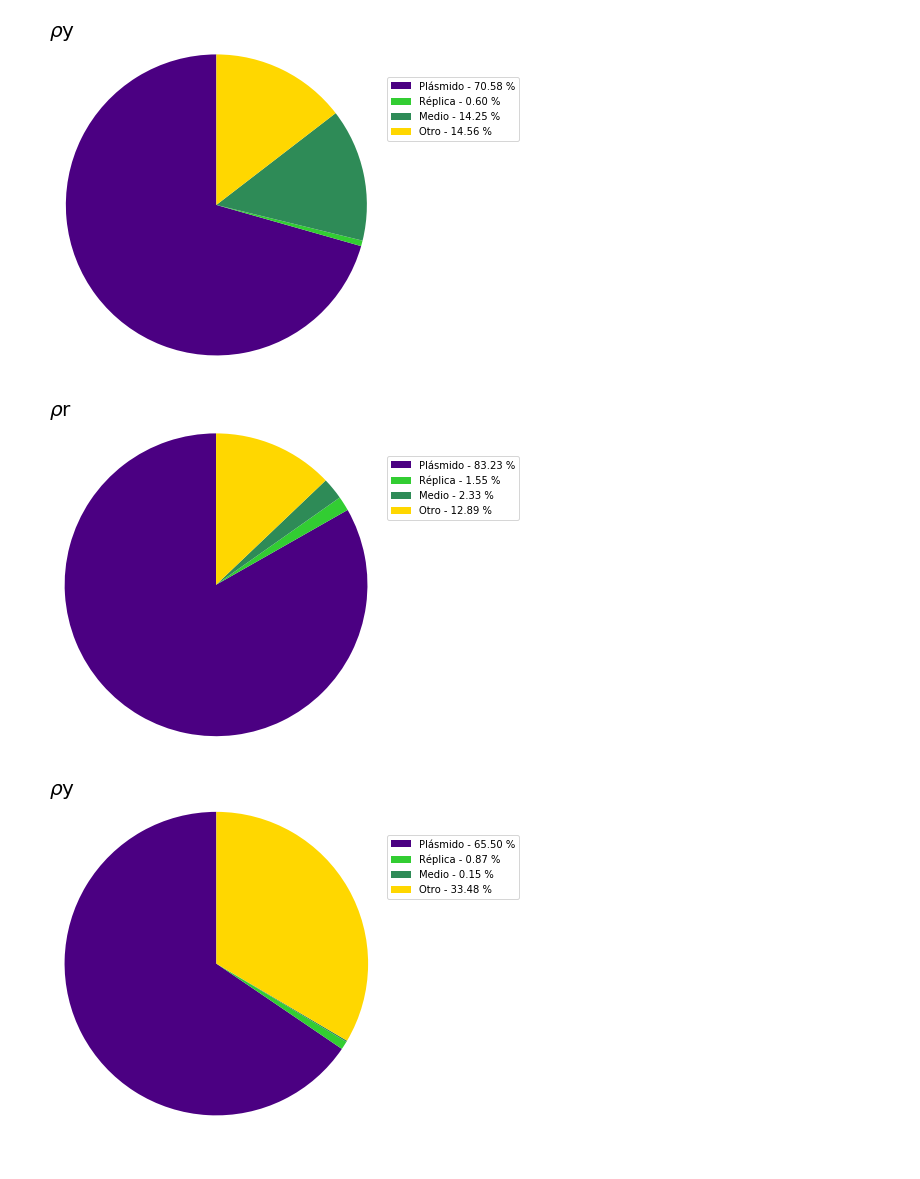
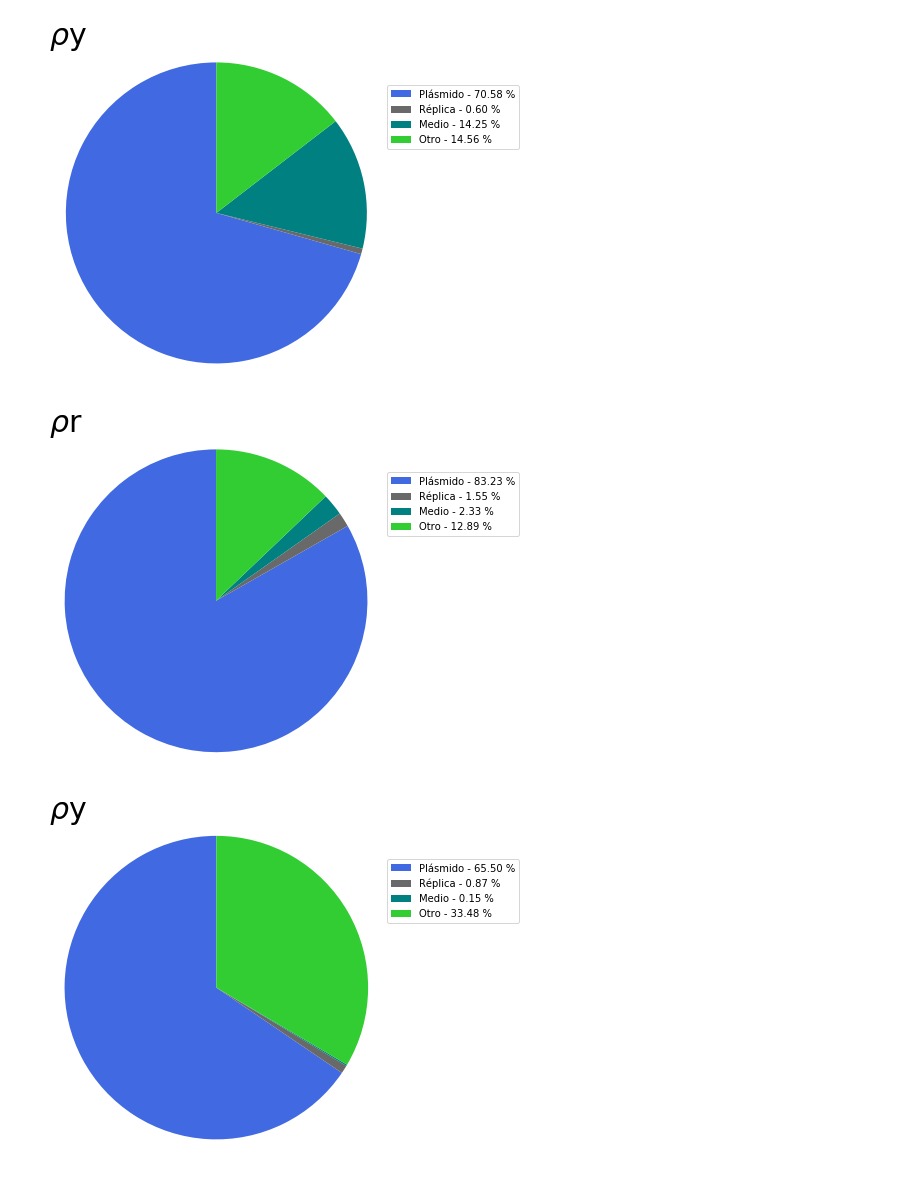
Before and after one commit to macams/Biosensores, a Jupyter notebook: Análisis/HM y anovas todo/HM y ANOVAS todo.ipynb, the cells around one changed output. Saved outputs shown, nothing was run; the diff lists cells and outputs as text; code cells hidden in the pictures.

```diff
--- a/Análisis/HM y anovas todo/HM y ANOVAS todo.ipynb
+++ b/Análisis/HM y anovas todo/HM y ANOVAS todo.ipynb
@@ -14,11 +14,11 @@ ar=[20.99,3.03,44.16,31.82]
 ay=[30.51,1.85,41.20,26.44]
 # %%
 factores=['Plásmido','Réplica','Medio','Otro']
-colores=['indigo','limegreen','seagreen','gold']
+colores=['royalblue','dimgray','teal','limegreen']
 factac = ['{0} - {1:1.2f} %'.format(i,j) for i,j in zip(factores, ac)]
 
 plt.figure(figsize=(6,6))
-plt.title(r'$\alpha$c',loc=('left'),fontsize=20)
+plt.title(r'$\alpha$c',loc=('left'),fontsize=30)
 patches, texts = plt.pie(ac, colors=colores, pctdistance=0.6,labeldistance=1.1,radius=1.,startangle=90)
 plt.axis('equal')
 plt.legend(patches, factac, loc=(1.01,0.7))
@@ -67,35 +67,35 @@ plt.savefig(filename='anova pr1 todo.png',dpi=1200,facecolor='w',edgecolor='w',b
 factpy1 = ['{0} - {1:1.2f} %'.format(i,j) for i,j in zip(factores, py1)]
 
 plt.figure(figsize=(6,6))
-plt.title(r'$\rho$y',loc=('left'),fontsize=20)
+plt.title(r'$\rho$y',loc=('left'),fontsize=30)
 patches, texts = plt.pie(py1, colors=colores, pctdistance=0.6,labeldistance=1.1,radius=1.,startangle=90)
 plt.axis('equal')
 plt.legend(patches, factpy1, loc=(1.01,0.7))
 plt.savefig(filename='anova py1 todo.png',dpi=1200,facecolor='w',edgecolor='w',bbox_inches='tight',pad_inches=0.2)
 # %% [output]
-[figure, old version]
+[figure, new version]
 # %%
 factpr2 = ['{0} - {1:1.2f} %'.format(i,j) for i,j in zip(factores, pr2)]
 
 plt.figure(figsize=(6,6))
-plt.title(r'$\rho$r',loc=('left'),fontsize=20)
+plt.title(r'$\rho$r',loc=('left'),fontsize=30)
 patches, texts = plt.pie(pr2, colors=colores, pctdistance=0.6,labeldistance=1.1,radius=1.,startangle=90)
 plt.axis('equal')
 plt.legend(patches, factpr2, loc=(1.01,0.7))
 plt.savefig(filename='anova pr2 todo.png',dpi=1200,facecolor='w',edgecolor='w',bbox_inches='tight',pad_inches=0.2)
 # %% [output]
-[figure, old version]
+[figure, new version]
 # %%
 factpy2 = ['{0} - {1:1.2f} %'.format(i,j) for i,j in zip(factores, py2)]
 
 plt.figure(figsize=(6,6))
-plt.title(r'$\rho$y',loc=('left'),fontsize=20)
+plt.title(r'$\rho$y',loc=('left'),fontsize=30)
 patches, texts = plt.pie(py2, colors=colores, pctdistance=0.6,labeldistance=1.1,radius=1.,startangle=90)
 plt.axis('equal')
 plt.legend(patches, factpy2, loc=(1.01,0.7))
 plt.savefig(filename='anova py2 todo.png',dpi=1200,facecolor='w',edgecolor='w',bbox_inches='tight',pad_inches=0.2)
 # %% [output]
-[figure, old version]
+[figure, new version]
 # %%
 ac=[[26478.72706489,25192.6800166,9615.25472883,94953.1949622,71750.68014732,30392.62898182],[28665.0578641,16288.89834835,19102.29273226,106629.02907031,66002.2042763,38209.2634059],[25445.49170919,23580.67100929,16176.1618567,127129.48233617,76632.98146508,20664.99292143],[25185.22621376,18374.69237302, 24145.97430227,108647.6024087,72711.61999598,56294.11672306],[22165.70073855,24887.01919164,13239.38226384,56753.88568409,57797.69021935,52493.63401076],[21632.64542504,9553.19098755,13091.44410594,49634.76509785,52291.61519288,54247.81253372],[19874.41247236,20644.50688909,16053.50089753,55188.77194663,56568.81501071,58696.70365237],[21844.08553394,12072.62505238,11441.07101868,56130.11441693,74208.15718944,59161.68404852],[11858.77298975,21667.07702594,15640.4623623,44838.31814181,76653.58545348,47267.97654622],[11271.26792049,17797.58948116,11753.98068563,48198.8820265,70519.50975043,54334.31781316],[11617.31793112,25129.71645418,15897.64320435,51468.67444587,64958.77498213,46716.27125931],[12062.57222146,18504.66443392,11948.78791352,54235.69558632,74375.57772482,47572.8373235],[12641.67971641,14384.36387007,12525.33422933,59232.62217172,52713.00114731,51628.74678901],[11240.66353772,10614.89612257,7556.56576522,61485.60929034,61209.46773097,62119.76594073],[14526.60714399,12499.39381791,12953.33913298,49370.90005224,61819.0674372,57550.377816],[10545.96965416,11579.71087607,8761.82235764,58949.45033042,62021.63150181,61876.53466793]]
 ar=[[25088.19520631,37961.2002759,21494.9032422,167587.27834608,177972.81622626,81836.968096],[18035.41129832,18901.23138351,24891.03604501,166377.04826603,140450.27733754,62903.44991872],[24556.32003254,30754.77176403,24406.50000262,220983.3091408,195050.58063305,36520.35076078],[18908.57264679,18288.32698399,13310.70338012,164523.91481959,159578.95112866,56584.4755745],[9500.24910412,11823.40288748,4071.78095556,40479.10372462,46968.88386748,39648.20131016],[27322.19366138,17834.39593066,11299.35595149,104701.93001384,127010.00201462,128132.32462689],[7191.64310632,7515.69559913,4259.70314715,38687.21413151,41683.6185783,45804.1986663599],[7858.69554621,5707.58207158,2684.48227514,39681.46045956,66835.93103553,46304.4868227],[6312.0289332,7600.85519535,4991.55027942,42329.03968408,74557.54570215,43686.12204411],[6105.90272172,6165.9899868,3765.98173575,44052.43357659,63885.00102378,50465.10279727],[6521.96773388,9528.97419031,4794.5709416,53338.60045607,61153.99693632,47692.41887896],[12703.23504324,13778.57925863,7978.42553975,117029.20256583,157537.57112931,86081.54039834],[3731.01683005,4157.74451031,3794.83733872,42643.82102156,34403.23644763,35354.98977695],[3069.29538917,3646.37305539,2990.36102838,36197.51069115,37521.82892976,38954.8477731],[2845.09582108,2855.35761871,3114.19449834,42717.47670436,35227.74254285,37874.7928323],[3552.31619245,4345.00927341,3529.22084709,35489.03539329,44228.05747489,44566.14268395]]
```
Also changed, not shown: parts of 11 cells of this notebook, 35 other files.
